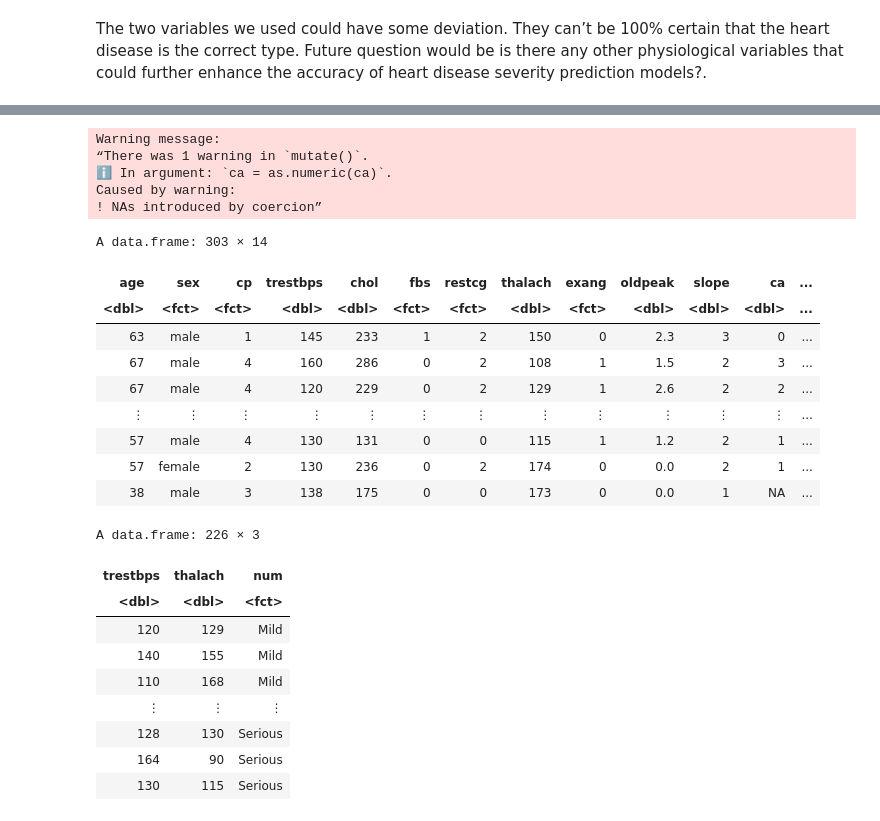
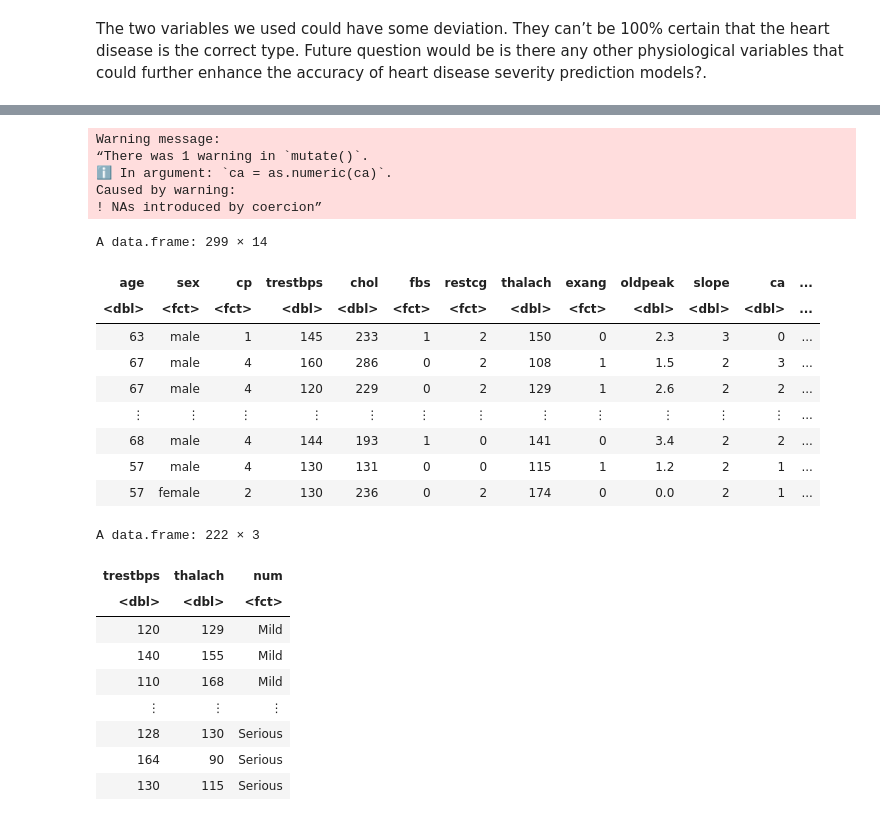
Before and after one commit to Xiaobin215/Billy_project_DSCI100, a Jupyter notebook: Billy's Project.ipynb, the cells around one changed output, grey strips where cells are left out. Drawn from its saved outputs; the diff is of its cells as text; code cells hidden in the pictures.

```diff
--- a/Billy's Project.ipynb
+++ b/Billy's Project.ipynb
@@ -67,55 +49,58 @@ Warning message:
 cleveland_data <- read.table("data/heart_disease/processed.cleveland.data", sep = ",")
 
 # Assign the column names of each column based on the UCI Website:
 # https://archive.ics.uci.edu/dataset/45/heart+disease
 colnames(cleveland_data) <- c('age','sex','cp','trestbps','chol','fbs', 'restcg',
                               'thalach','exang','oldpeak','slope','ca','thal','num')
 
-# Mutate the variables so that all of the columns/variables have the correct type
+# Mutate the variables so that all of the columns/variables have the correct type according to the wedsite that the original dataset comes from
 cleveland_clean <- cleveland_data |> mutate(age = as.numeric(age), sex = as_factor(sex), cp = as_factor(cp),
                                             trestbps = as.numeric(trestbps), chol = as.numeric(chol), fbs = as_factor(fbs),
                                             restcg = as_factor(restcg), thalach = as.numeric(thalach), exang = as_factor(exang),
                                             oldpeak = as.numeric(oldpeak), slope = as.numeric(slope), ca = as.numeric(ca),
                                             thal = as_factor(thal), num = as.factor(num)) |>
-#change gender/sex into word (male and female) instead of numbers (1 and 0) to make the data more readable to readers
+#This step is to change gender/sex into words (male and female) instead of numbers (1 and 0) to make the data more readable to readers
                                      mutate(sex = fct_recode(sex, "male" = "1", "female" = "0"),
-#Change the level of heart disease repreting by numbers to a more readable description of the heart disease
+#This step is to change the level of heart disease representing by numbers to a more readable description of the heart disease diagnose
                                             num = fct_recode(num, "No heart disease" = "0", "Mild"="1", "Moderate" = "2",
-                                                             "Serious" = "3", "Life threatening" = "4"))
+                                                             "Serious" = "3", "Life threatening" = "4")) |>
+#This step is to use the function drop_na() to remove rows containing missing (NA) values from a data frame.
+                                                                 drop_na()
 
 cleveland_clean
 
 # Using the values of trestbps + thalach to predict/classify the num of an unknown patient.
 # %% [output]
 Warning message:
 “There was 1 warning in `mutate()`.
 ℹ In argument: `ca = as.numeric(ca)`.
 Caused by warning:
 ! NAs introduced by coercion”
-A data.frame: 303 × 14
+A data.frame: 299 × 14
 | age | sex | cp | trestbps | chol | fbs | restcg | thalach | exang | oldpeak | slope | ca | ... |
 | <dbl> | <fct> | <fct> | <dbl> | <dbl> | <fct> | <fct> | <dbl> | <fct> | <dbl> | <dbl> | <dbl> | ... |
 | 63 | male | 1 | 145 | 233 | 1 | 2 | 150 | 0 | 2.3 | 3 | 0 | ... |
 | 67 | male | 4 | 160 | 286 | 0 | 2 | 108 | 1 | 1.5 | 2 | 3 | ... |
 | 67 | male | 4 | 120 | 229 | 0 | 2 | 129 | 1 | 2.6 | 2 | 2 | ... |
 | ⋮ | ⋮ | ⋮ | ⋮ | ⋮ | ⋮ | ⋮ | ⋮ | ⋮ | ⋮ | ⋮ | ⋮ | ... |
+| 68 | male | 4 | 144 | 193 | 1 | 0 | 141 | 0 | 3.4 | 2 | 2 | ... |
 | 57 | male | 4 | 130 | 131 | 0 | 0 | 115 | 1 | 1.2 | 2 | 1 | ... |
 | 57 | female | 2 | 130 | 236 | 0 | 2 | 174 | 0 | 0.0 | 2 | 1 | ... |
-| 38 | male | 3 | 138 | 175 | 0 | 0 | 173 | 0 | 0.0 | 1 | NA | ... |
 # %%
+#set.seed is used to initialize to make randomization reproducible to ensure that the same random values are produced each time you run the code.
 set.seed(20)
+
 # Select columns for easier data analysis: trestbps, thalach, num
 cleveland_select <- cleveland_clean |> select(trestbps, thalach, num)
 
 # Split the dataset into training set and testing set
-
 cleveland_split <- initial_split(cleveland_select, prop = 0.75, strata = num)
 cleveland_train <- training(cleveland_split)
 cleveland_test <- testing(cleveland_split)
 
 cleveland_train
 # %% [output]
-A data.frame: 226 × 3
+A data.frame: 222 × 3
 | trestbps | thalach | num |
 | <dbl> | <dbl> | <fct> |
 | 120 | 129 | Mild |
```
Also changed, not shown: parts of 3 cells of this notebook.
